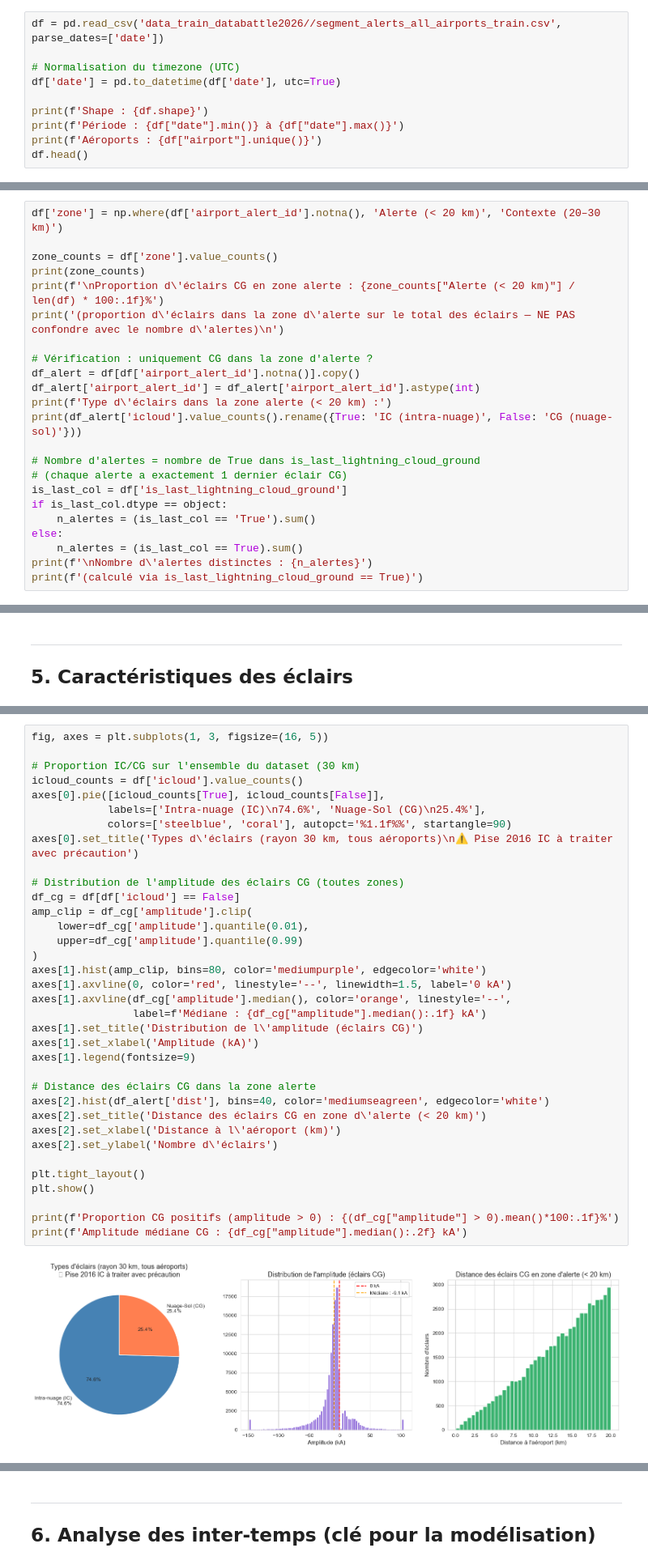
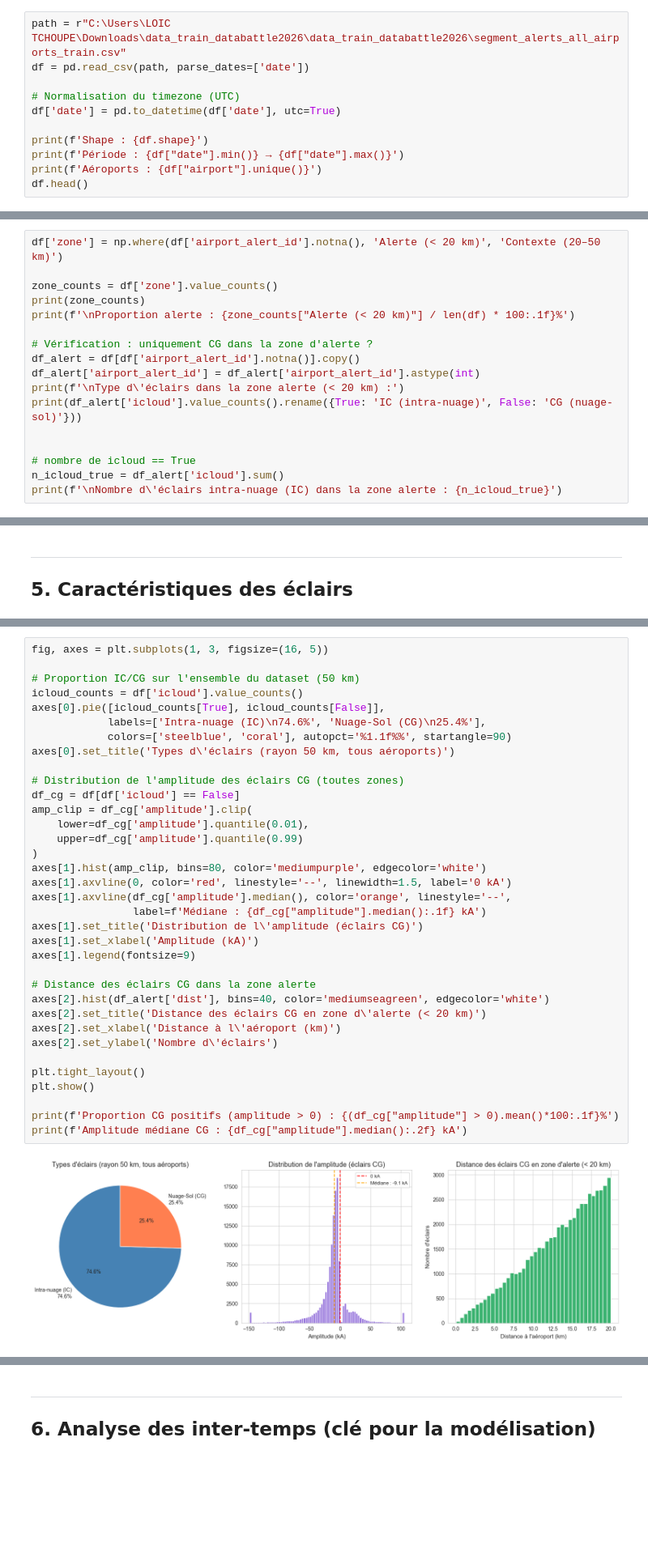
Before and after one commit to Desk1002/MeteoRage2026team_The_ROCs, a Jupyter notebook: analyse.ipynb, the cells around one changed output, grey strips where cells are left out. Shown at 81% size. Saved outputs shown, nothing was run; the diff lists cells and outputs as text; blank space fills up the shorter version.

```diff
--- a/analyse.ipynb
+++ b/analyse.ipynb
@@ -30,13 +31,14 @@ Librairies chargées
 ---
 ## 1. Chargement et aperçu général
 # %%
-df = pd.read_csv('data_train_databattle2026//segment_alerts_all_airports_train.csv', parse_dates=['date'])
+path = r"C:\Users\LOIC TCHOUPE\Downloads\data_train_databattle2026\data_train_databattle2026\segment_alerts_all_airports_train.csv"
+df = pd.read_csv(path, parse_dates=['date'])
 
 # Normalisation du timezone (UTC)
 df['date'] = pd.to_datetime(df['date'], utc=True)
 
 print(f'Shape : {df.shape}')
-print(f'Période : {df["date"].min()} à {df["date"].max()}')
+print(f'Période : {df["date"].min()} → {df["date"].max()}')
 print(f'Aéroports : {df["airport"].unique()}')
 df.head()
 # %% [output]
@@ -181,25 +94,19 @@ Cela révèle une structure fondamentale du dataset :
 # %%
-df['zone'] = np.where(df['airport_alert_id'].notna(), 'Alerte (< 20 km)', 'Contexte (20–30 km)')
+df['zone'] = np.where(df['airport_alert_id'].notna(), 'Alerte (< 20 km)', 'Contexte (20–50 km)')
 
 zone_counts = df['zone'].value_counts()
 print(zone_counts)
-print(f'\nProportion d\'éclairs CG en zone alerte : {zone_counts["Alerte (< 20 km)"] / len(df) * 100:.1f}%')
-print('(proportion d\'éclairs dans la zone d\'alerte sur le total des éclairs — NE PAS confondre avec le nombre d\'alertes)\n')
+print(f'\nProportion alerte : {zone_counts["Alerte (< 20 km)"] / len(df) * 100:.1f}%')
 
 # Vérification : uniquement CG dans la zone d'alerte ?
 df_alert = df[df['airport_alert_id'].notna()].copy()
 df_alert['airport_alert_id'] = df_alert['airport_alert_id'].astype(int)
-print(f'Type d\'éclairs dans la zone alerte (< 20 km) :')
+print(f'\nType d\'éclairs dans la zone alerte (< 20 km) :')
 print(df_alert['icloud'].value_counts().rename({True: 'IC (intra-nuage)', False: 'CG (nuage-sol)'}))
 
-# Nombre d'alertes = nombre de True dans is_last_lightning_cloud_ground
-# (chaque alerte a exactement 1 dernier éclair CG)
-is_last_col = df['is_last_lightning_cloud_ground']
-if is_last_col.dtype == object:
-    n_alertes = (is_last_col == 'True').sum()
-else:
-    n_alertes = (is_last_col == True).sum()
-print(f'\nNombre d\'alertes distinctes : {n_alertes}')
-print(f'(calculé via is_last_lightning_cloud_ground == True)')
+
+# nombre de icloud == True
+n_icloud_true = df_alert['icloud'].sum()
+print(f'\nNombre d\'éclairs intra-nuage (IC) dans la zone alerte : {n_icloud_true}')
 # %% [output]
 zone
@@ -460,40 +456,40 @@ Les résultats sont révélateurs de la nature réelle des données :
 # %%
 fig, axes = plt.subplots(1, 3, figsize=(16, 5))
 
-# Proportion IC/CG sur l'ensemble du dataset (30 km)
+# Proportion IC/CG sur l'ensemble du dataset (50 km)
 icloud_counts = df['icloud'].value_counts()
 axes[0].pie([icloud_counts[True], icloud_counts[False]],
             labels=['Intra-nuage (IC)\n74.6%', 'Nuage-Sol (CG)\n25.4%'],
             colors=['steelblue', 'coral'], autopct='%1.1f%%', startangle=90)
-axes[0].set_title('Types d\'éclairs (rayon 30 km, tous aéroports)\n⚠ Pise 2016 IC à traiter avec précaution')
+axes[0].set_title('Types d\'éclairs (rayon 50 km, tous aéroports)')
 
 # Distribution de l'amplitude des éclairs CG (toutes zones)
 df_cg = df[df['icloud'] == False]
 amp_clip = df_cg['amplitude'].clip(
     lower=df_cg['amplitude'].quantile(0.01),
     upper=df_cg['amplitude'].quantile(0.99)
 )
 axes[1].hist(amp_clip, bins=80, color='mediumpurple', edgecolor='white')
 axes[1].axvline(0, color='red', linestyle='--', linewidth=1.5, label='0 kA')
 axes[1].axvline(df_cg['amplitude'].median(), color='orange', linestyle='--',
                 label=f'Médiane : {df_cg["amplitude"].median():.1f} kA')
 axes[1].set_title('Distribution de l\'amplitude (éclairs CG)')
 axes[1].set_xlabel('Amplitude (kA)')
 axes[1].legend(fontsize=9)
 
 # Distance des éclairs CG dans la zone alerte
 axes[2].hist(df_alert['dist'], bins=40, color='mediumseagreen', edgecolor='white')
 axes[2].set_title('Distance des éclairs CG en zone d\'alerte (< 20 km)')
 axes[2].set_xlabel('Distance à l\'aéroport (km)')
 axes[2].set_ylabel('Nombre d\'éclairs')
 
 plt.tight_layout()
 plt.show()
 
 print(f'Proportion CG positifs (amplitude > 0) : {(df_cg["amplitude"] > 0).mean()*100:.1f}%')
 print(f'Amplitude médiane CG : {df_cg["amplitude"].median():.2f} kA')
 # %% [output]
-[figure, old version]
+[figure, new version]
 Proportion CG positifs (amplitude > 0) : 16.4%
 Amplitude médiane CG : -9.07 kA
 # %% [markdown]
```
Also changed, not shown: parts of 33 cells of this notebook.
